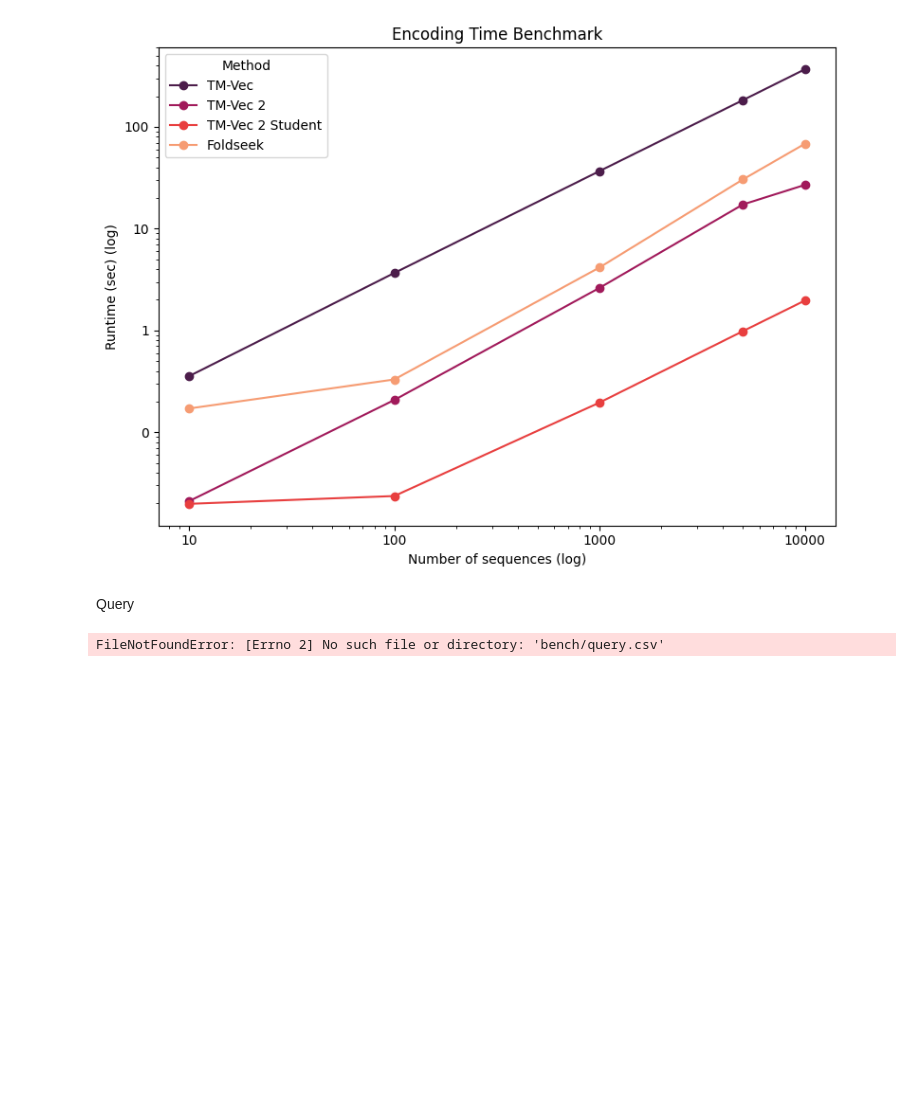
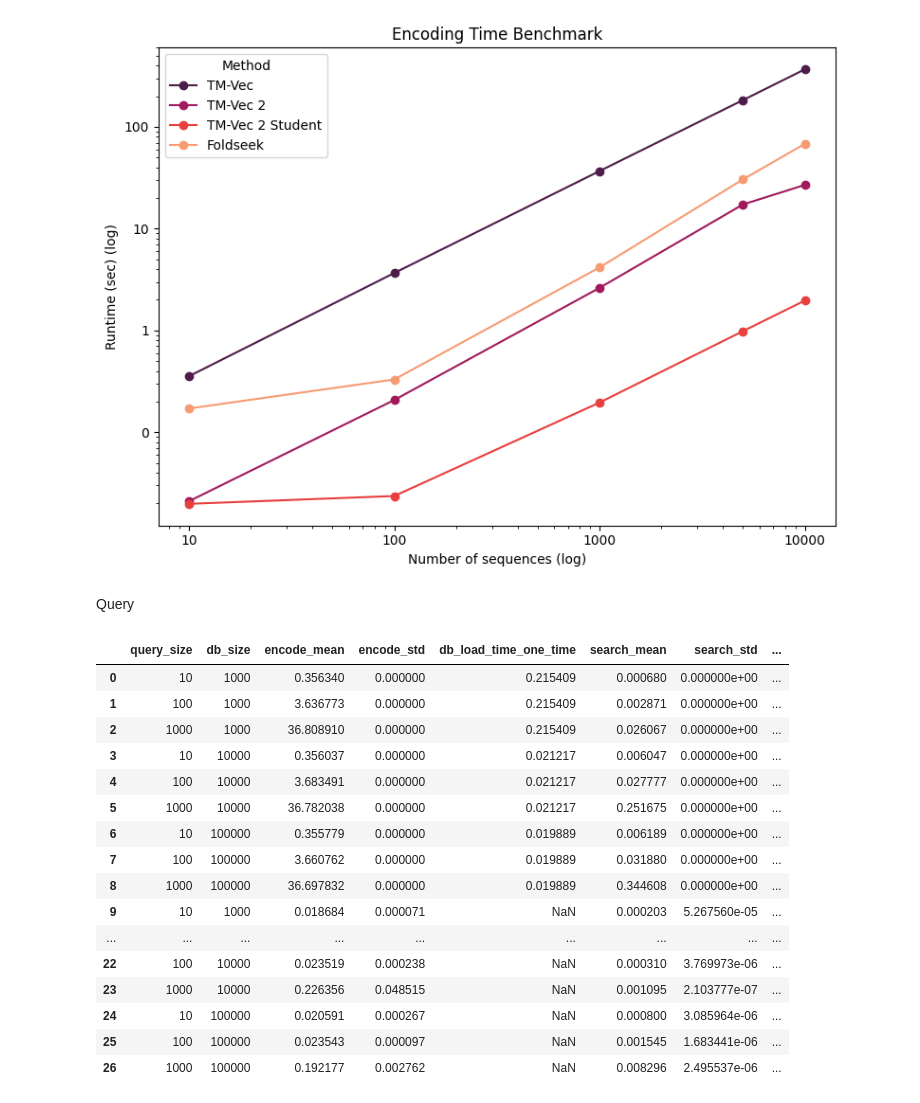
Before and after one commit to paarth-b/tmvec-bench, a Jupyter notebook: src/visualization/runtime.ipynb, the cells around one changed output. Drawn from its saved outputs; the diff is of its cells as text; code cells hidden in the pictures; blank space fills up the shorter version.

```diff
--- a/src/visualization/runtime.ipynb
+++ b/src/visualization/runtime.ipynb
@@ -77,7 +77,38 @@ plt.savefig('encoding.svg')
 # %% [markdown]
 Query
 # %%
-df = pd.read_csv('bench/query.csv')
+# Load query timing data from benchmark results
+tmvec1_query = pd.read_csv('../../results/time_benchmarks/tmvec1_20260118_214330/query_times.csv')
+tmvec1_query['method'] = 'tmvec1'
+
+tmvec2_query = pd.read_csv('../../results/time_benchmarks/tmvec2_20260118_182754/query_times.csv')
+tmvec2_query['method'] = 'tmvec2'
+
+tmvec2_student_query = pd.read_csv('../../results/time_benchmarks/tmvec2_student_20260118_184425/query_times.csv')
+tmvec2_student_query['method'] = 'tmvec2_student'
+
+# Combine all query data
+df = pd.concat([tmvec1_query, tmvec2_query, tmvec2_student_query], ignore_index=True)
+
+# Rename columns to match expected format
+df = df.rename(columns={'database_size': 'db_size'})
+df
 # %% [output]
-FileNotFoundError: [Errno 2] No such file or directory: 'bench/query.csv'
+|  | query_size | db_size | encode_mean | encode_std | db_load_time_one_time | search_mean | search_std | ... |
+| 0 | 10 | 1000 | 0.356340 | 0.000000 | 0.215409 | 0.000680 | 0.000000e+00 | ... |
+| 1 | 100 | 1000 | 3.636773 | 0.000000 | 0.215409 | 0.002871 | 0.000000e+00 | ... |
+| 2 | 1000 | 1000 | 36.808910 | 0.000000 | 0.215409 | 0.026067 | 0.000000e+00 | ... |
+| 3 | 10 | 10000 | 0.356037 | 0.000000 | 0.021217 | 0.006047 | 0.000000e+00 | ... |
+| 4 | 100 | 10000 | 3.683491 | 0.000000 | 0.021217 | 0.027777 | 0.000000e+00 | ... |
+| 5 | 1000 | 10000 | 36.782038 | 0.000000 | 0.021217 | 0.251675 | 0.000000e+00 | ... |
+| 6 | 10 | 100000 | 0.355779 | 0.000000 | 0.019889 | 0.006189 | 0.000000e+00 | ... |
+| 7 | 100 | 100000 | 3.660762 | 0.000000 | 0.019889 | 0.031880 | 0.000000e+00 | ... |
+| 8 | 1000 | 100000 | 36.697832 | 0.000000 | 0.019889 | 0.344608 | 0.000000e+00 | ... |
+| 9 | 10 | 1000 | 0.018684 | 0.000071 | NaN | 0.000203 | 5.267560e-05 | ... |
+| ... | ... | ... | ... | ... | ... | ... | ... | ... |
+| 22 | 100 | 10000 | 0.023519 | 0.000238 | NaN | 0.000310 | 3.769973e-06 | ... |
+| 23 | 1000 | 10000 | 0.226356 | 0.048515 | NaN | 0.001095 | 2.103777e-07 | ... |
+| 24 | 10 | 100000 | 0.020591 | 0.000267 | NaN | 0.000800 | 3.085964e-06 | ... |
+| 25 | 100 | 100000 | 0.023543 | 0.000097 | NaN | 0.001545 | 1.683441e-06 | ... |
+| 26 | 1000 | 100000 | 0.192177 | 0.002762 | NaN | 0.008296 | 2.495537e-06 | ... |
 # %%
```
Also changed, not shown: parts of 2 cells of this notebook, 18 other files.
